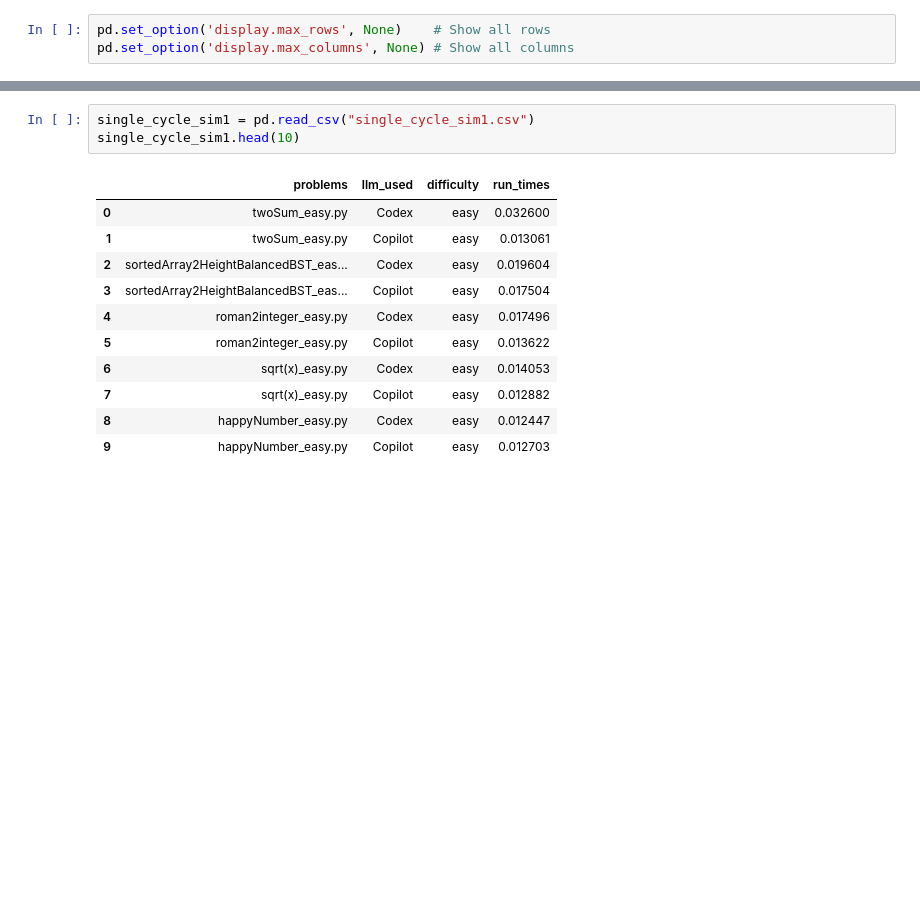
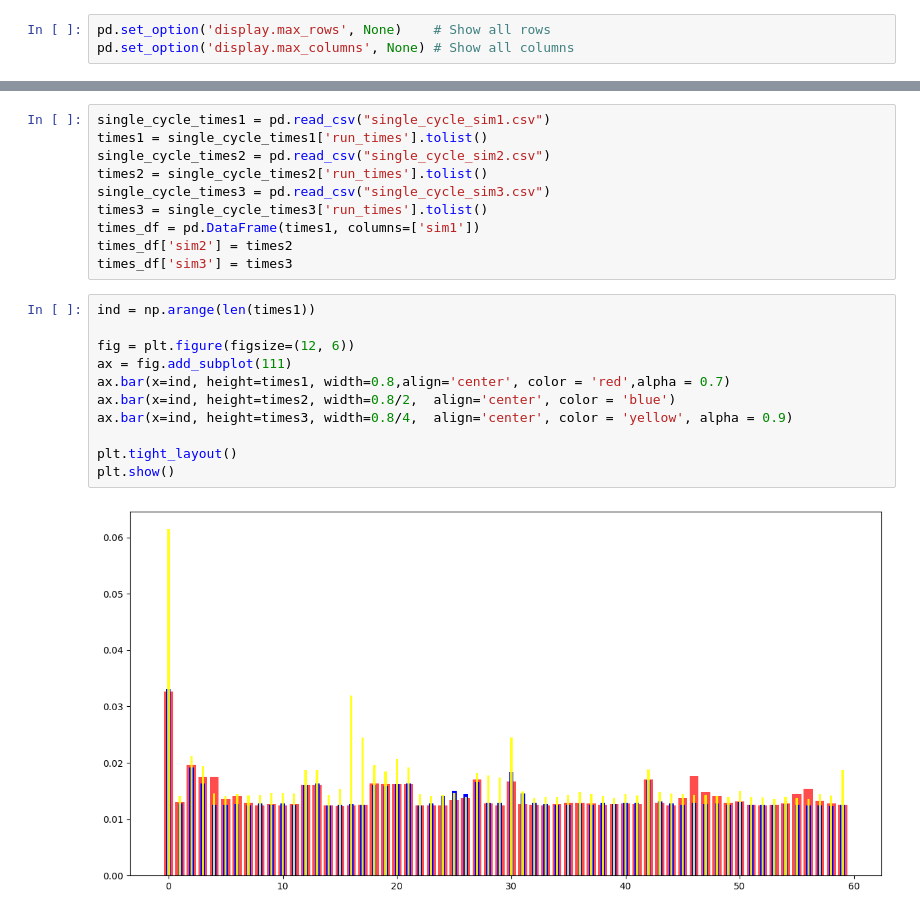
Before and after one commit to UTDRON/cse709, a Jupyter notebook: codex.ipynb, the cells around one changed output, grey strips where cells are left out. Drawn from its saved outputs; the diff is of its cells as text; blank space fills up the shorter version.

Commit message:
visualizations and analysis

```diff
--- a/codex.ipynb
+++ b/codex.ipynb
@@ -67,15 +68,23 @@ plt.show()
 # %%
-single_cycle_sim1 = pd.read_csv("single_cycle_sim1.csv")
-single_cycle_sim1.head(10)
+single_cycle_times1 = pd.read_csv("single_cycle_sim1.csv")
+times1 = single_cycle_times1['run_times'].tolist()
+single_cycle_times2 = pd.read_csv("single_cycle_sim2.csv")
+times2 = single_cycle_times2['run_times'].tolist()
+single_cycle_times3 = pd.read_csv("single_cycle_sim3.csv")
+times3 = single_cycle_times3['run_times'].tolist()
+times_df = pd.DataFrame(times1, columns=['sim1'])
+times_df['sim2'] = times2
+times_df['sim3'] = times3
-# %% [output]
-|  | problems | llm_used | difficulty | run_times |
-| 0 | twoSum_easy.py | Codex | easy | 0.032600 |
-| 1 | twoSum_easy.py | Copilot | easy | 0.013061 |
-| 2 | sortedArray2HeightBalancedBST_eas... | Codex | easy | 0.019604 |
-| 3 | sortedArray2HeightBalancedBST_eas... | Copilot | easy | 0.017504 |
-| 4 | roman2integer_easy.py | Codex | easy | 0.017496 |
-| 5 | roman2integer_easy.py | Copilot | easy | 0.013622 |
-| 6 | sqrt(x)_easy.py | Codex | easy | 0.014053 |
-| 7 | sqrt(x)_easy.py | Copilot | easy | 0.012882 |
-| 8 | happyNumber_easy.py | Codex | easy | 0.012447 |
-| 9 | happyNumber_easy.py | Copilot | easy | 0.012703 |
+# %%
+ind = np.arange(len(times1))
+
+fig = plt.figure(figsize=(12, 6))
+ax = fig.add_subplot(111)
+ax.bar(x=ind, height=times1, width=0.8,align='center', color = 'red',alpha = 0.7)
+ax.bar(x=ind, height=times2, width=0.8/2,  align='center', color = 'blue')
+ax.bar(x=ind, height=times3, width=0.8/4,  align='center', color = 'yellow', alpha = 0.9)
+
+plt.tight_layout()
+plt.show()
+# %% [output]
+[figure, added]
```
Also changed, not shown: parts of 13 cells of this notebook, 13 other files.
